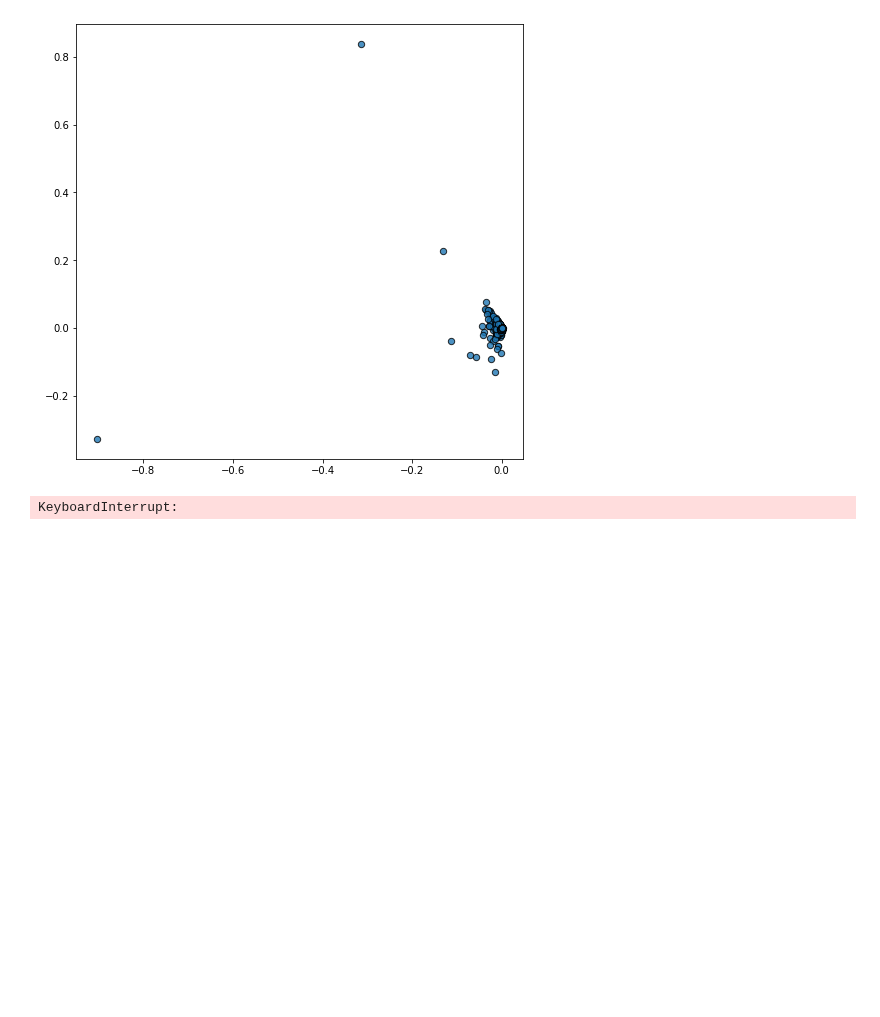
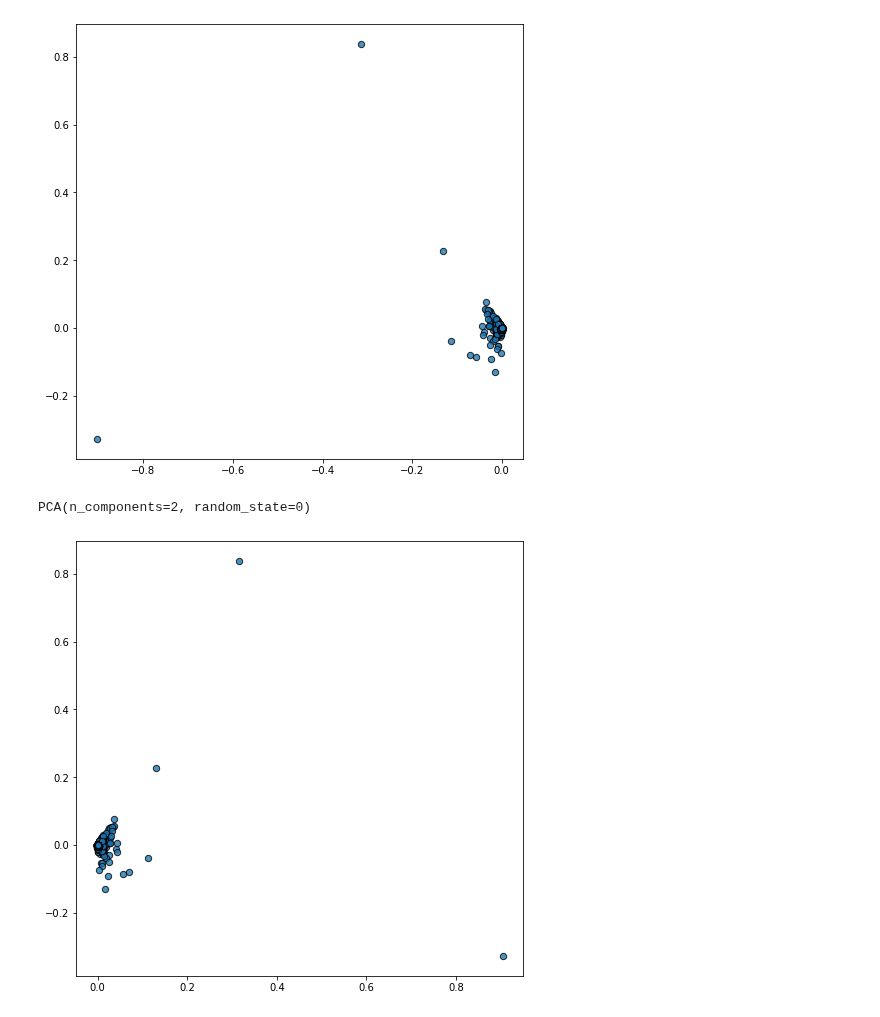
Before and after one commit to gabrielkassjohnson/parameter-free-topological-clustering, a Jupyter notebook: Clustering RNASeq Data with Pogo.ipynb, the cells around one changed output. Saved outputs shown, nothing was run; the diff lists cells and outputs as text; code cells hidden in the pictures; blank space fills up the shorter version.

```diff
--- a/Clustering RNASeq Data with Pogo.ipynb
+++ b/Clustering RNASeq Data with Pogo.ipynb
@@ -133,11 +132,29 @@ scatter = plt.scatter(X,y,
 plt.show()
 # %% [output]
 [figure]
-# %%
-pogo.fit(transformer.components_.T)
-pogo.plot()
-# %% [output]
-KeyboardInterrupt:
+# %%
+from sklearn.decomposition import PCA
+transformer = PCA(n_components=2, random_state=0)
+transformer.fit(matrix)
+# %% [output]
+PCA(n_components=2, random_state=0)
+# %%
+X=transformer.components_.T[:,0]
+y=transformer.components_.T[:,1]
+plt.figure(figsize=(8,8))
+scatter = plt.scatter(X,y,
+            s=40,
+            #c=c,
+            marker="o",
+            #cmap=cmap,
+            norm=None,
+            alpha=.8,
+            edgecolor="k",
+            vmin = 0)
+
+plt.show()
+# %% [output]
+[figure, added]
 # %%
 Y = pdist(matrix, 'euclidean')
 # %%
```
Also changed, not shown: parts of 2 cells of this notebook.
